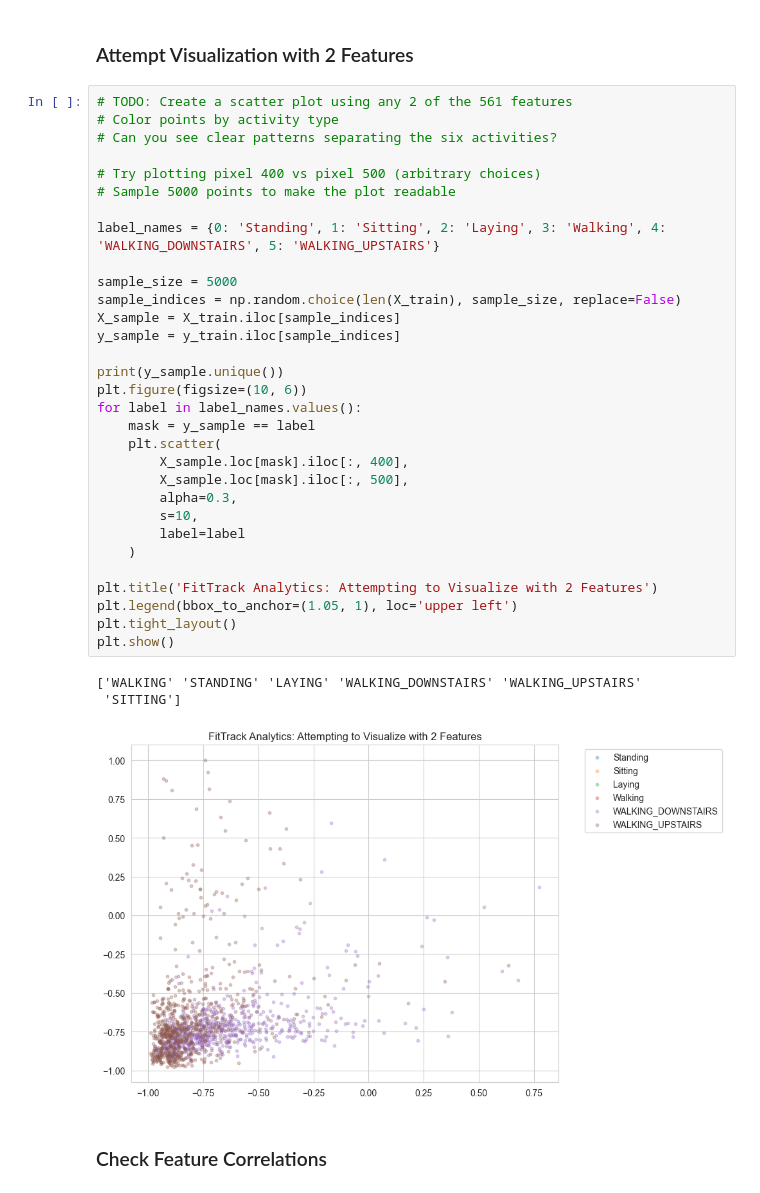
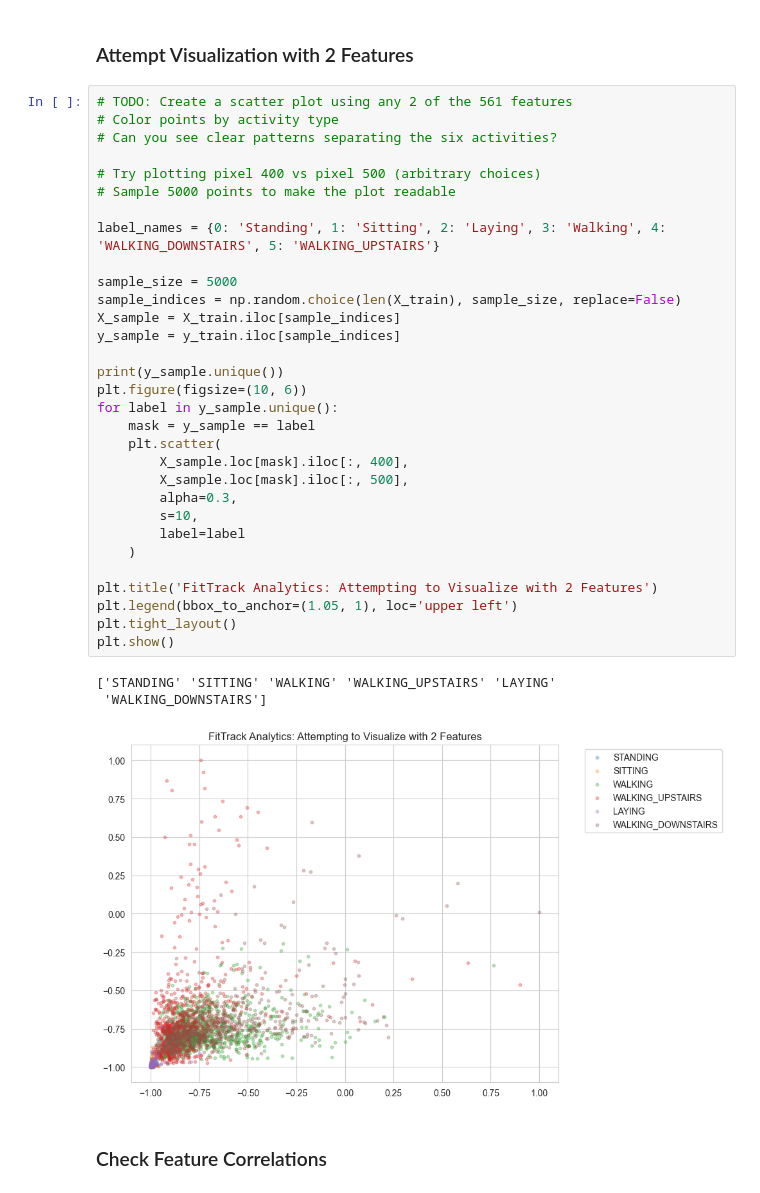
Before and after one commit to VittyBagel/Assignment-5-Reducing-High-Dimensional-Data-with-PCA, a Jupyter notebook: starter_notebook.ipynb, the cells around one changed output. Drawn from its saved outputs; the diff is of its cells as text.

```diff
--- a/starter_notebook.ipynb
+++ b/starter_notebook.ipynb
@@ -83,37 +83,37 @@ Unique activities: 6
 # TODO: Create a scatter plot using any 2 of the 561 features
 # Color points by activity type
 # Can you see clear patterns separating the six activities?
 
 # Try plotting pixel 400 vs pixel 500 (arbitrary choices)
 # Sample 5000 points to make the plot readable
 
 label_names = {0: 'Standing', 1: 'Sitting', 2: 'Laying', 3: 'Walking', 4: 'WALKING_DOWNSTAIRS', 5: 'WALKING_UPSTAIRS'}
 
 sample_size = 5000
 sample_indices = np.random.choice(len(X_train), sample_size, replace=False)
 X_sample = X_train.iloc[sample_indices]
 y_sample = y_train.iloc[sample_indices]
 
 print(y_sample.unique())
 plt.figure(figsize=(10, 6))
-for label in label_names.values():
+for label in y_sample.unique():
     mask = y_sample == label
     plt.scatter(
         X_sample.loc[mask].iloc[:, 400],
         X_sample.loc[mask].iloc[:, 500],
         alpha=0.3,
         s=10,
         label=label
     )
 
 plt.title('FitTrack Analytics: Attempting to Visualize with 2 Features')
 plt.legend(bbox_to_anchor=(1.05, 1), loc='upper left')
 plt.tight_layout()
 plt.show()
 # %% [output]
-['WALKING' 'STANDING' 'LAYING' 'WALKING_DOWNSTAIRS' 'WALKING_UPSTAIRS'
- 'SITTING']
+['STANDING' 'SITTING' 'WALKING' 'WALKING_UPSTAIRS' 'LAYING'
+ 'WALKING_DOWNSTAIRS']
-[figure, old version]
+[figure, new version]
 # %% [markdown]
 ### Check Feature Correlations
 # %%
```
